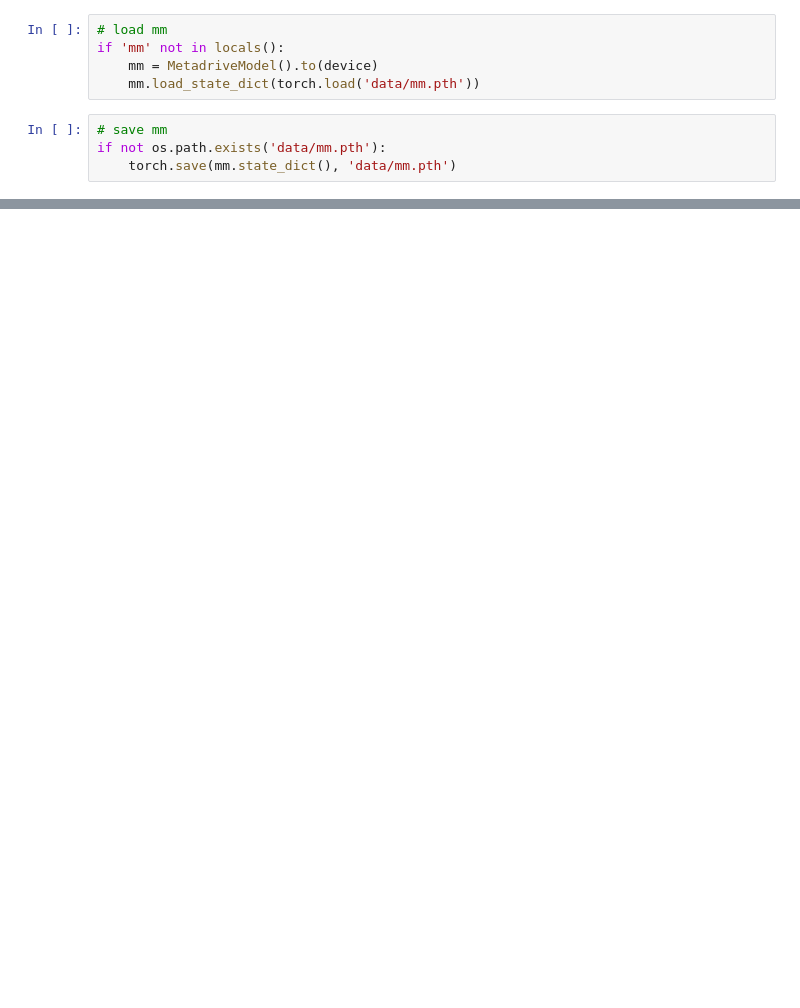
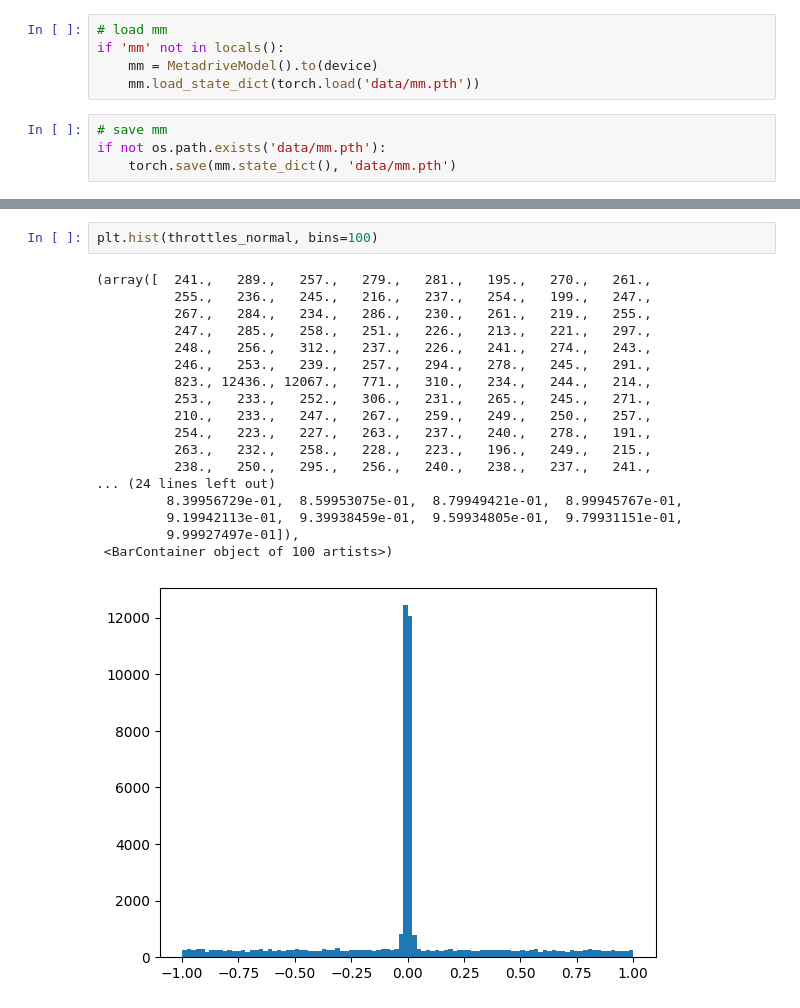
Before and after one commit to pimpale/metadrive-offline-rl-benchmark, a Jupyter notebook: train_mm.ipynb, the cells around one changed output, grey strips where cells are left out. Saved outputs shown, nothing was run; the diff lists cells and outputs as text; blank space fills up the shorter version.

```diff
--- a/train_mm.ipynb
+++ b/train_mm.ipynb
@@ -232,0 +286,21 @@ plt.show()
+# %%
+plt.hist(throttles_normal, bins=100)
+# %% [output]
+(array([  241.,   289.,   257.,   279.,   281.,   195.,   270.,   261.,
+          255.,   236.,   245.,   216.,   237.,   254.,   199.,   247.,
+          267.,   284.,   234.,   286.,   230.,   261.,   219.,   255.,
+          247.,   285.,   258.,   251.,   226.,   213.,   221.,   297.,
+          248.,   256.,   312.,   237.,   226.,   241.,   274.,   243.,
+          246.,   253.,   239.,   257.,   294.,   278.,   245.,   291.,
+          823., 12436., 12067.,   771.,   310.,   234.,   244.,   214.,
+          253.,   233.,   252.,   306.,   231.,   265.,   245.,   271.,
+          210.,   233.,   247.,   267.,   259.,   249.,   250.,   257.,
+          254.,   223.,   227.,   263.,   237.,   240.,   278.,   191.,
+          263.,   232.,   258.,   228.,   223.,   196.,   249.,   215.,
+          238.,   250.,   295.,   256.,   240.,   238.,   237.,   241.,
+... (24 lines left out)
+         8.39956729e-01,  8.59953075e-01,  8.79949421e-01,  8.99945767e-01,
+         9.19942113e-01,  9.39938459e-01,  9.59934805e-01,  9.79931151e-01,
+         9.99927497e-01]),
+ <BarContainer object of 100 artists>)
+[figure, added]
```
Also changed, not shown: parts of 12 cells of this notebook, 3 other files.
